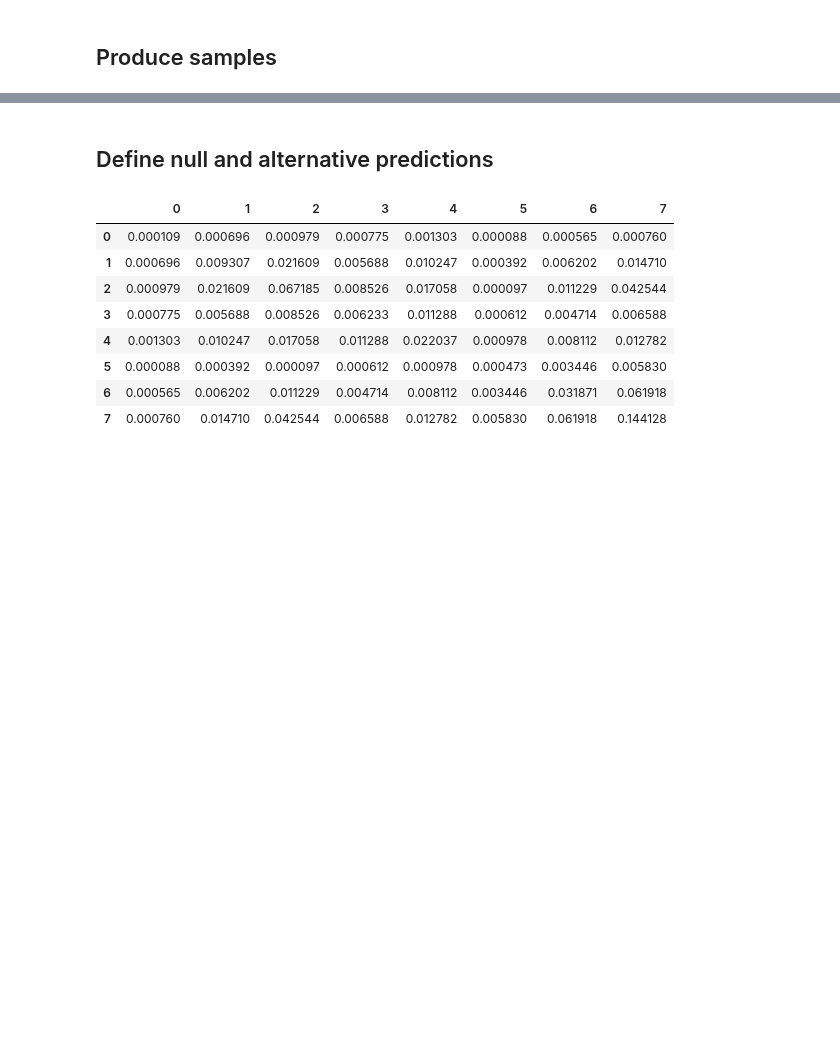
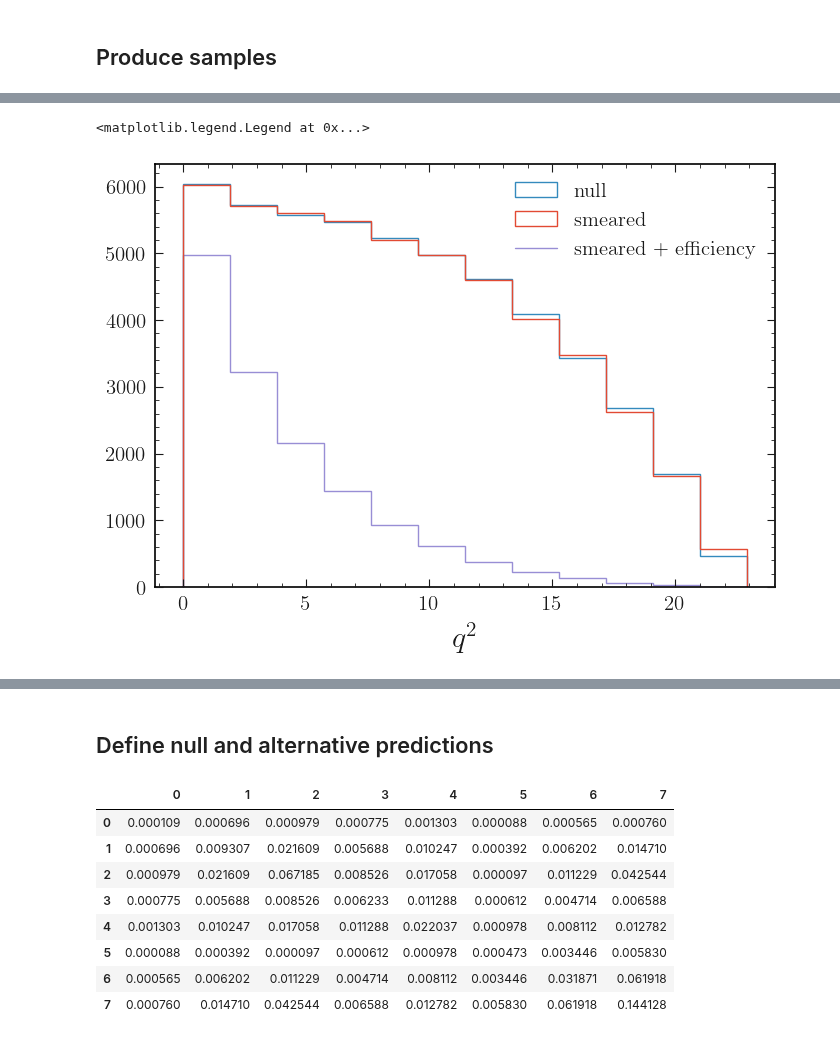
Before and after one commit to lorenzennio/redist, a Jupyter notebook: test_eos.ipynb, the cells around one changed output, grey strips where cells are left out. Drawn from its saved outputs; the diff is of its cells as text; code cells hidden in the pictures; blank space fills up the shorter version.

```diff
--- a/test_eos.ipynb
+++ b/test_eos.ipynb
@@ -78,0 +75,4 @@ null_yields, _, _ = plt.hist(null_samples, binning, histtype='step')
+# %%
+null_samples_smeared = np.random.normal(null_samples, 1.0, null_samples.shape)
+null_samples_smeared = np.abs(null_samples_smeared)
+# TODO is this ok?
@@ -78,0 +97,10 @@ null_yields, _, _ = plt.hist(null_samples, binning, histtype='step')
+# %%
+plt.hist(null_samples, binning, histtype='step', label='null')
+null_yields, _, _ = plt.hist(null_samples_smeared, binning, histtype='step', label='smeared')
+null_yields *= efficiency(bin_cents)
+plt.stairs(null_yields, binning, label='smeared + efficiency')
+plt.xlabel(r'$q^2$')
+plt.legend()
+# %% [output]
+<matplotlib.legend.Legend at 0x...>
+[figure, added]
```
Also changed, not shown: parts of 19 cells of this notebook.
